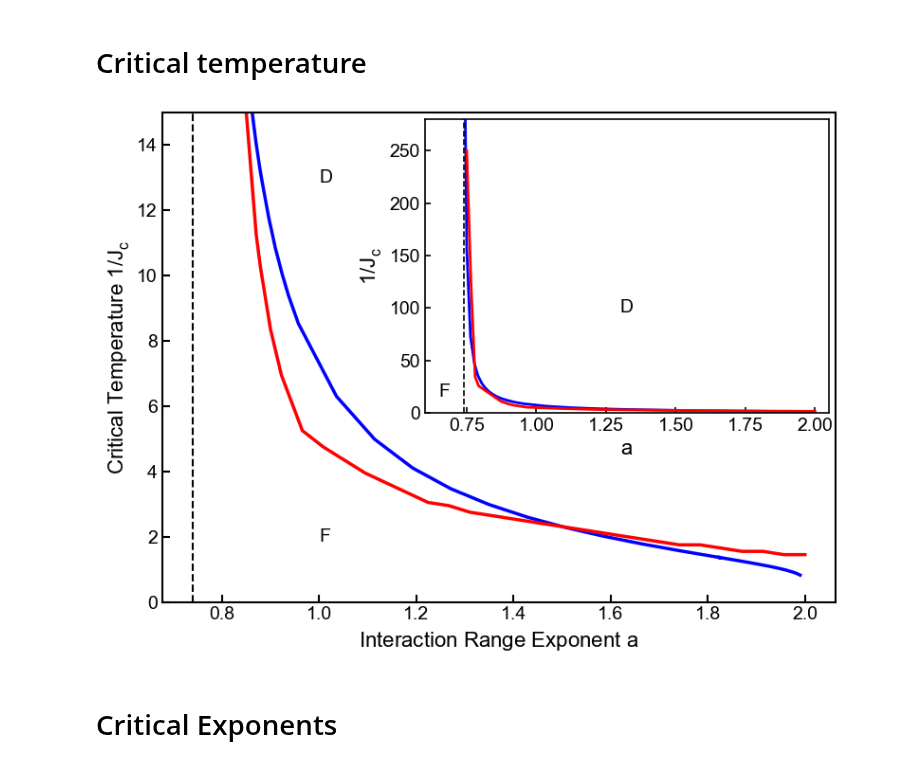
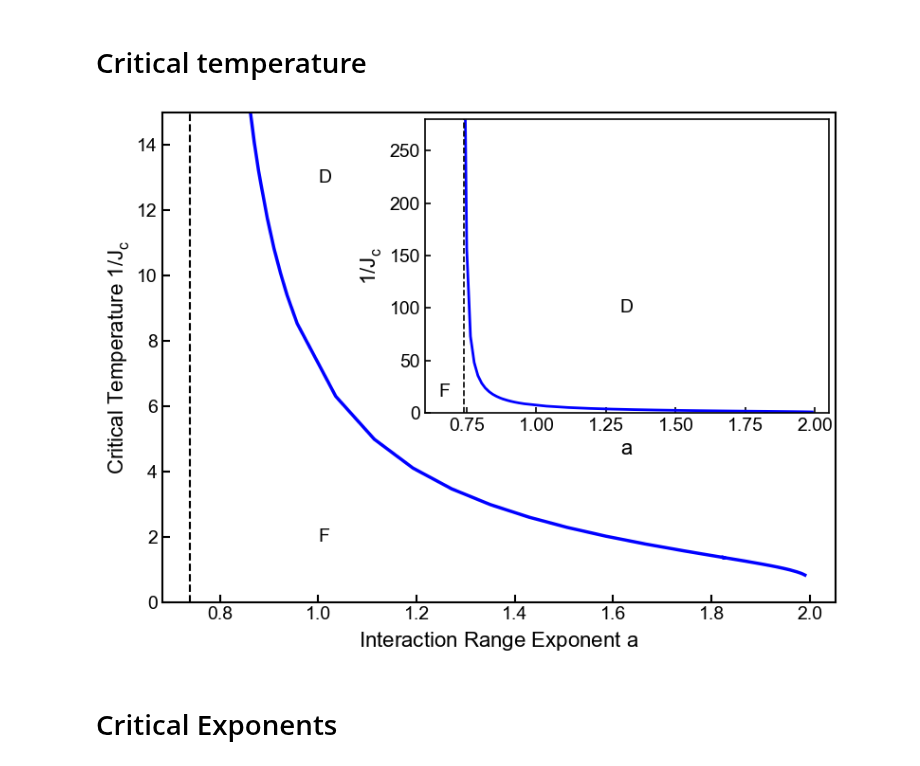
Before and after one commit to erbilcanartun/long-range-ising-chain, a Jupyter notebook: notebooks/plot_data.ipynb, the cells around one changed output. Saved outputs shown, nothing was run; the diff lists cells and outputs as text; code cells hidden in the pictures.

```diff
--- a/notebooks/plot_data.ipynb
+++ b/notebooks/plot_data.ipynb
@@ -31,35 +95,31 @@ ax.set_ylim(0, 15)
 ax.tick_params(axis='both', which='major', labelsize=14, width=1.5, length=6, direction='in')
 for spine in ax.spines.values():
     spine.set_linewidth(1.5)
 
 # Inset
 ax_inset = inset_axes(ax, width="60%", height="60%", loc='upper right')
 ax_inset.plot(n_values, 1/Jcs, marker='', color='b', linewidth=2)
 ax_inset.axvline(x=0.74, color='k', linestyle='--', linewidth=1.2)
 ax_inset.set_xlabel('$a$', fontsize=16, fontweight='normal')
 ax_inset.set_ylabel('$1/J_c$', fontsize=16, fontweight='normal')
 ax_inset.grid(False)
 ax_inset.set_xlim(0.6, 2.05)
 ax_inset.set_ylim(0, 280)
 ax_inset.tick_params(axis='both', which='major', labelsize=14, width=1.2, length=4, direction='in')
 for spine in ax_inset.spines.values():
     spine.set_linewidth(1.2)
 
 ax.text(1, 13, 'D', fontsize=14, color='k', ha='left', va='center')
 ax.text(1, 2, 'F', fontsize=14, color='k', ha='left', va='center')
 
 ax_inset.text(1.3, 100, 'D', fontsize=14, color='k', ha='left', va='center')
 ax_inset.text(.65, 20, 'F', fontsize=14, color='k', ha='left', va='center')
 
-ax.plot(a_values, critical_one_over_J, marker='', color='r', linewidth=2.5)
-ax_inset.plot(a_values, critical_one_over_J, marker='', color='r', linewidth=2)
-
-
 # Adjust layout to prevent overlap
 fig.tight_layout()
 
 # Save and show the plot
 #plt.savefig('../figures/critical_temperature.png', bbox_inches='tight')
 plt.show()
 # %% [output]
-[figure, old version]
+[figure, new version]
```
Also changed, not shown: parts of 2 cells of this notebook, 3 other files.
